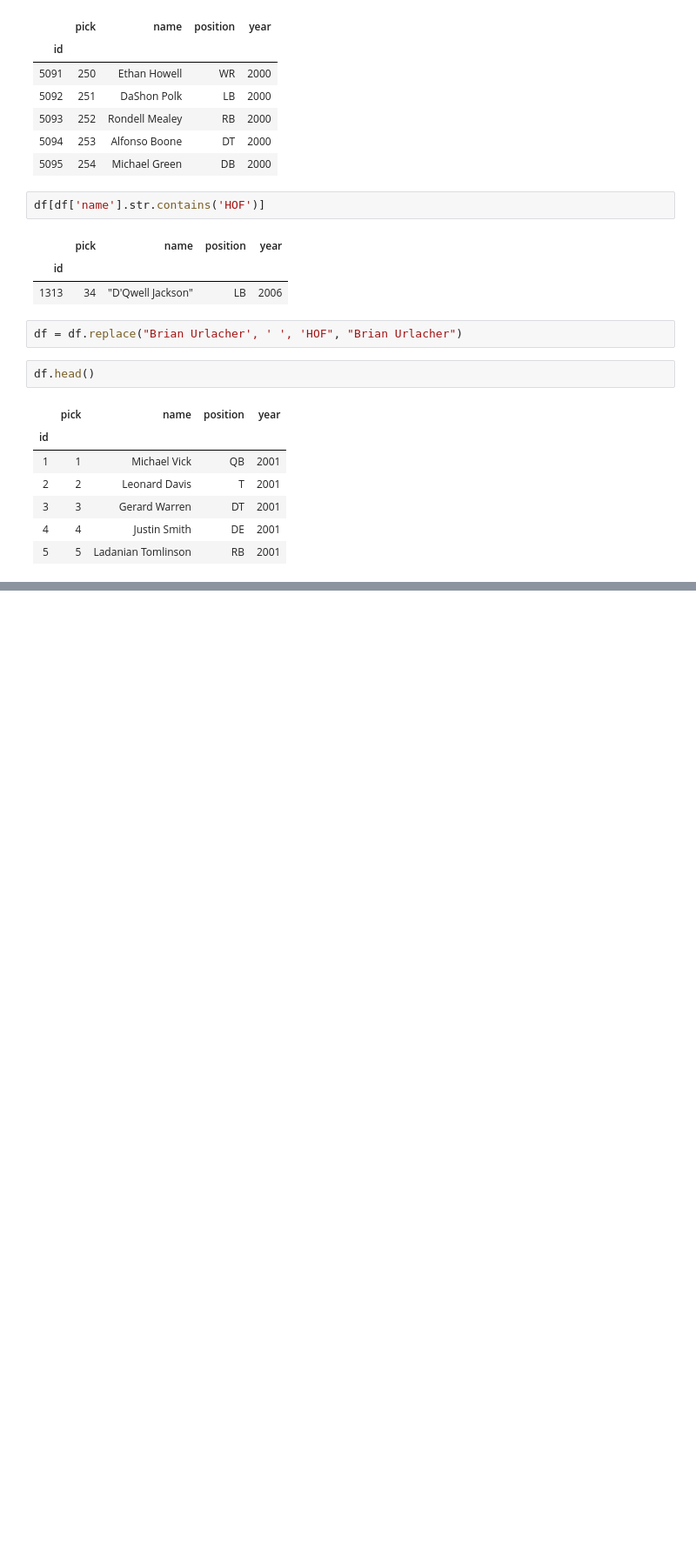
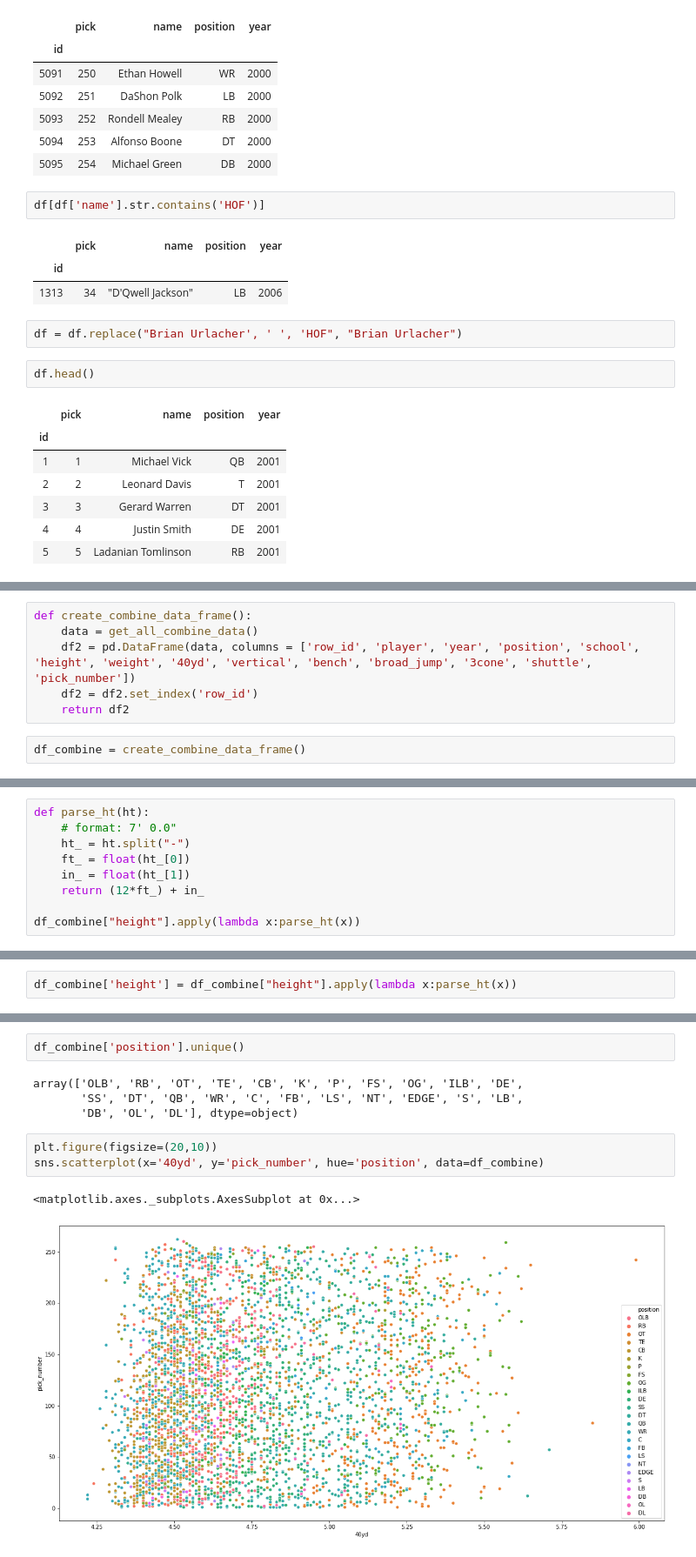
Before and after one commit to j-gilkey/nfl_draft_regression, a Jupyter notebook: nfl_draft_sequel.ipynb, the cells around one changed output, grey strips where cells are left out. Shown: that part at 87% size. Saved outputs shown, nothing was run; the diff lists cells and outputs as text; blank space fills up the shorter version.

```diff
--- a/nfl_draft_sequel.ipynb
+++ b/nfl_draft_sequel.ipynb
@@ -195,0 +224,8 @@ df.head()
+# %%
+def create_combine_data_frame():
+    data = get_all_combine_data()
+    df2 = pd.DataFrame(data, columns = ['row_id', 'player', 'year', 'position', 'school', 'height', 'weight', '40yd', 'vertical', 'bench', 'broad_jump', '3cone', 'shuttle', 'pick_number'])
+    df2 = df2.set_index('row_id')
+    return df2
+# %%
+df_combine = create_combine_data_frame()
@@ -195,0 +242,9 @@ df.head()
+# %%
+def parse_ht(ht):
+    # format: 7' 0.0"
+    ht_ = ht.split("-")
+    ft_ = float(ht_[0])
+    in_ = float(ht_[1])
+    return (12*ft_) + in_
+
+df_combine["height"].apply(lambda x:parse_ht(x))
@@ -195,0 +265,2 @@ df.head()
+# %%
+df_combine['height'] = df_combine["height"].apply(lambda x:parse_ht(x))
@@ -195,0 +277,12 @@ df.head()
+# %%
+df_combine['position'].unique()
+# %% [output]
+array(['OLB', 'RB', 'OT', 'TE', 'CB', 'K', 'P', 'FS', 'OG', 'ILB', 'DE',
+       'SS', 'DT', 'QB', 'WR', 'C', 'FB', 'LS', 'NT', 'EDGE', 'S', 'LB',
+       'DB', 'OL', 'DL'], dtype=object)
+# %%
+plt.figure(figsize=(20,10))
+sns.scatterplot(x='40yd', y='pick_number', hue='position', data=df_combine)
+# %% [output]
+<matplotlib.axes._subplots.AxesSubplot at 0x...>
+[figure, added]
```
Also changed, not shown: parts of 24 cells of this notebook.
